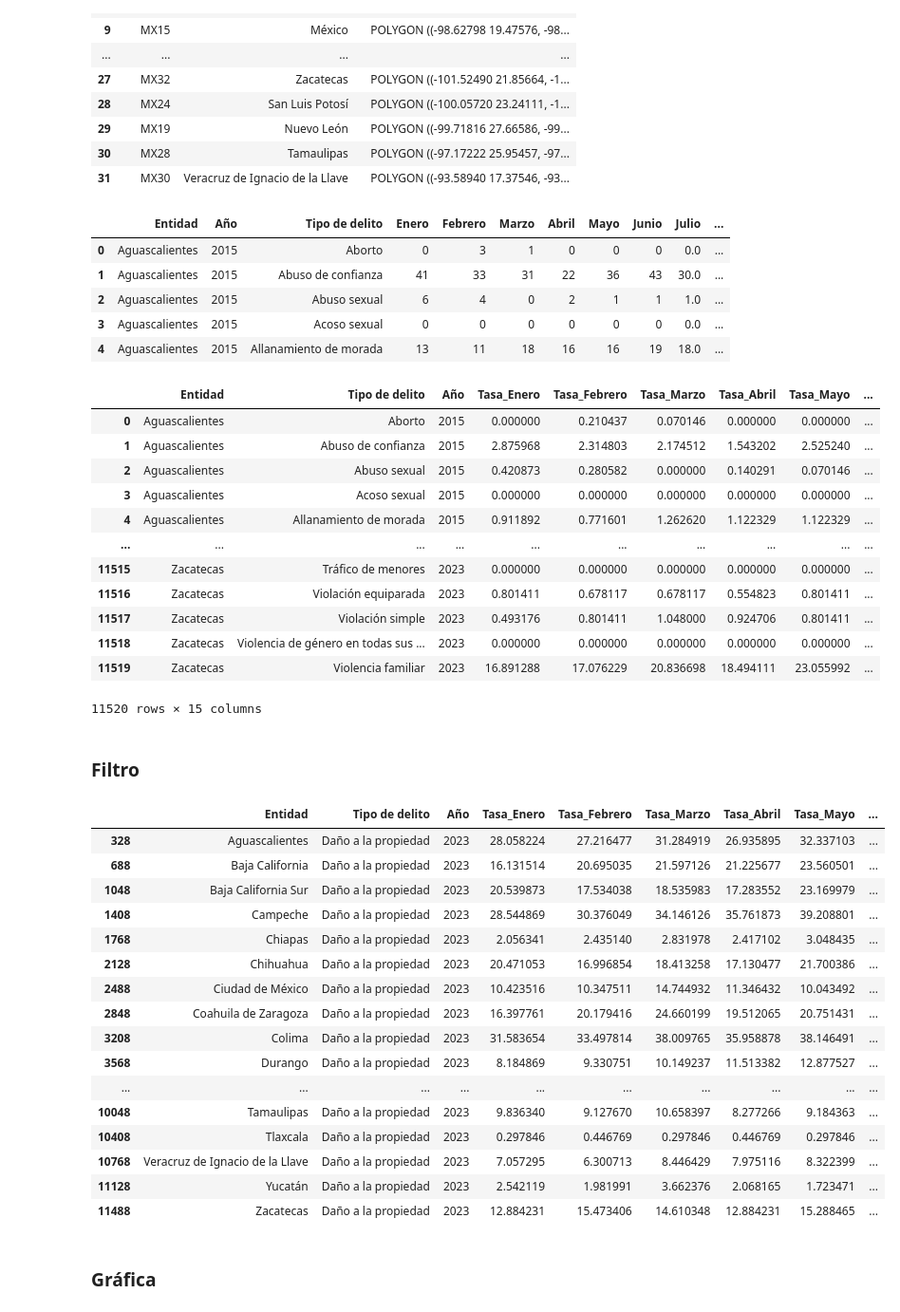
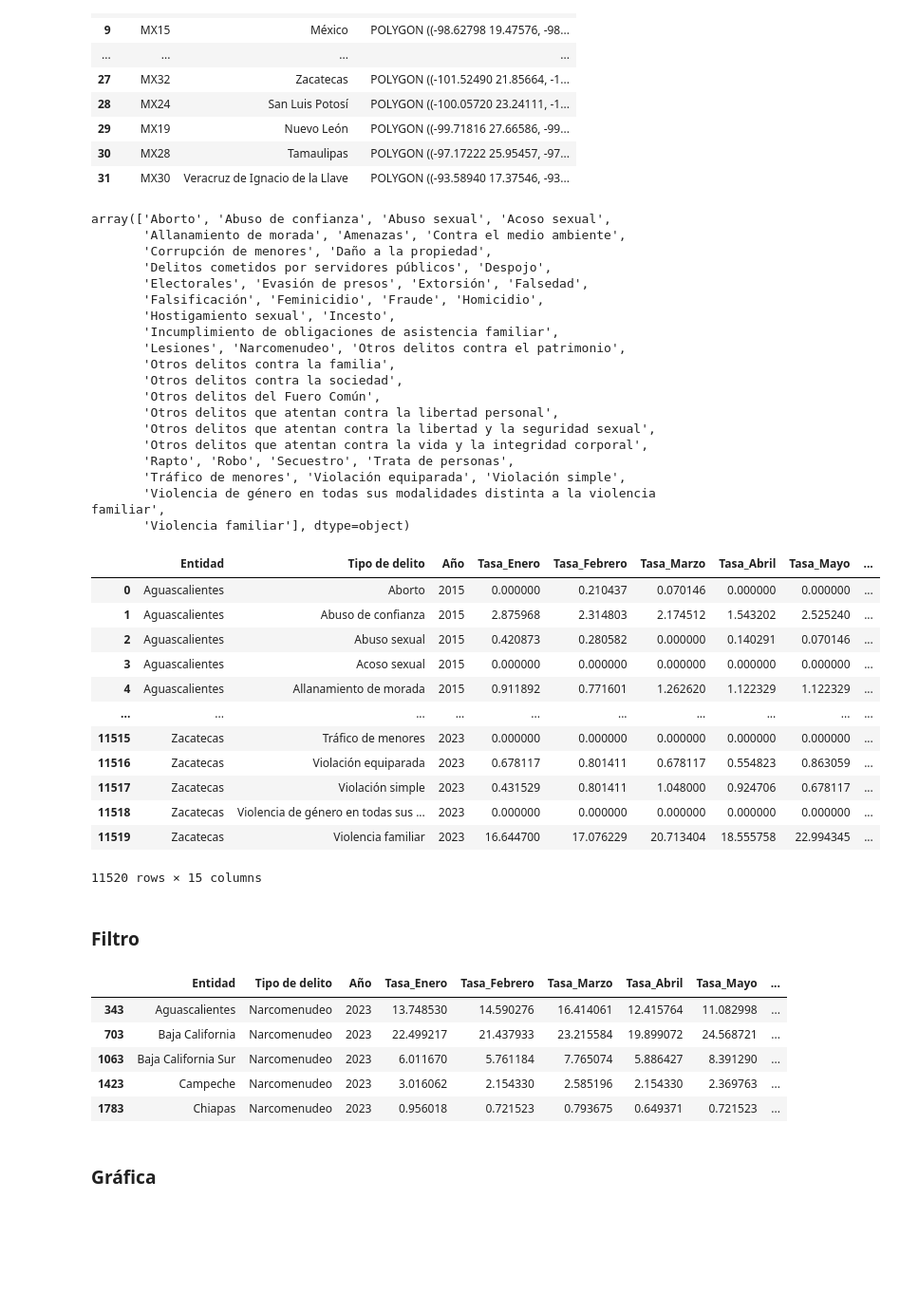
Before and after one commit to artiherrera/Mexico-Crime-Data-Analysis, a Jupyter notebook: notebooks/1.0-transformacion-visualizacion.ipynb, the cells around one changed output. Shown at 95% size. Saved outputs shown, nothing was run; the diff lists cells and outputs as text; code cells hidden in the pictures; blank space fills up the shorter version.

```diff
--- a/notebooks/1.0-transformacion-visualizacion.ipynb
+++ b/notebooks/1.0-transformacion-visualizacion.ipynb
@@ -3,10 +3,13 @@
 # %%
 import pandas as pd
 import os
-delitos = os.path.join('..', 'data', 'IDEFC_NM_jun23.csv')
+import numpy as np
+
+delitos = os.path.join('..', 'data', 'IDEFC_NM_jul23.csv')
 delitos_df=pd.read_csv(delitos, encoding='ISO-8859-1')
 edos = os.path.join('..', 'data', 'PoblacionEstado.csv')
 edos_df=pd.read_csv(edos)
+geo_path = (os.path.join('..', 'data', 'mexico_edos'))
 # %% [markdown]
 ### Ajuste de tipos de datos y merge
 # %%
@@ -48,22 +51,35 @@ mexico_geo_df
 | 30 | MX28 | Tamaulipas | POLYGON ((-97.17222 25.95457, -97... |
 | 31 | MX30 | Veracruz de Ignacio de la Llave | POLYGON ((-93.58940 17.37546, -93... |
 # %%
+months_columns = ['Enero', 'Febrero', 'Marzo', 'Abril', 'Mayo', 'Junio', 'Julio', 'Agosto', 'Septiembre', 'Octubre', 'Noviembre', 'Diciembre']
 # Agrupando delitos_df por "Entidad", "Año" y "Tipo de delito", sumando los valores mensuales
 delitos_df = delitos_df.groupby(['Entidad', 'Año', 'Tipo de delito'])[months_columns].sum().reset_index()
 
 # Mostrando las primeras filas del DataFrame agrupado
-delitos_df.head()
+delitos_df['Tipo de delito'].unique()
 # %% [output]
-|  | Entidad | Año | Tipo de delito | Enero | Febrero | Marzo | Abril | Mayo | Junio | Julio | ... |
-| 0 | Aguascalientes | 2015 | Aborto | 0 | 3 | 1 | 0 | 0 | 0 | 0.0 | ... |
-| 1 | Aguascalientes | 2015 | Abuso de confianza | 41 | 33 | 31 | 22 | 36 | 43 | 30.0 | ... |
-| 2 | Aguascalientes | 2015 | Abuso sexual | 6 | 4 | 0 | 2 | 1 | 1 | 1.0 | ... |
-| 3 | Aguascalientes | 2015 | Acoso sexual | 0 | 0 | 0 | 0 | 0 | 0 | 0.0 | ... |
-| 4 | Aguascalientes | 2015 | Allanamiento de morada | 13 | 11 | 18 | 16 | 16 | 19 | 18.0 | ... |
+array(['Aborto', 'Abuso de confianza', 'Abuso sexual', 'Acoso sexual',
+       'Allanamiento de morada', 'Amenazas', 'Contra el medio ambiente',
+       'Corrupción de menores', 'Daño a la propiedad',
+       'Delitos cometidos por servidores públicos', 'Despojo',
+       'Electorales', 'Evasión de presos', 'Extorsión', 'Falsedad',
+       'Falsificación', 'Feminicidio', 'Fraude', 'Homicidio',
+       'Hostigamiento sexual', 'Incesto',
+       'Incumplimiento de obligaciones de asistencia familiar',
+       'Lesiones', 'Narcomenudeo', 'Otros delitos contra el patrimonio',
+       'Otros delitos contra la familia',
+       'Otros delitos contra la sociedad',
+       'Otros delitos del Fuero Común',
+       'Otros delitos que atentan contra la libertad personal',
+       'Otros delitos que atentan contra la libertad y la seguridad sexual',
+       'Otros delitos que atentan contra la vida y la integridad corporal',
+       'Rapto', 'Robo', 'Secuestro', 'Trata de personas',
+       'Tráfico de menores', 'Violación equiparada', 'Violación simple',
+       'Violencia de género en todas sus modalidades distinta a la violencia familiar',
+       'Violencia familiar'], dtype=object)
 # %%
 merged_df = pd.merge(delitos_df, edos_df[['Entidad', 'Población']], on='Entidad', how='left')
 
-months_columns = ['Enero', 'Febrero', 'Marzo', 'Abril', 'Mayo', 'Junio', 'Julio', 'Agosto', 'Septiembre', 'Octubre', 'Noviembre', 'Diciembre']
 
 tasa_delitos_final_df = delitos_df[['Entidad', 'Tipo de delito', 'Año']].copy()
 
@@ -82,10 +98,10 @@ tasa_delitos_final_df
 | 4 | Aguascalientes | Allanamiento de morada | 2015 | 0.911892 | 0.771601 | 1.262620 | 1.122329 | 1.122329 | ... |
 | ... | ... | ... | ... | ... | ... | ... | ... | ... | ... |
 | 11515 | Zacatecas | Tráfico de menores | 2023 | 0.000000 | 0.000000 | 0.000000 | 0.000000 | 0.000000 | ... |
-| 11516 | Zacatecas | Violación equiparada | 2023 | 0.801411 | 0.678117 | 0.678117 | 0.554823 | 0.801411 | ... |
-| 11517 | Zacatecas | Violación simple | 2023 | 0.493176 | 0.801411 | 1.048000 | 0.924706 | 0.801411 | ... |
+| 11516 | Zacatecas | Violación equiparada | 2023 | 0.678117 | 0.801411 | 0.678117 | 0.554823 | 0.863059 | ... |
+| 11517 | Zacatecas | Violación simple | 2023 | 0.431529 | 0.801411 | 1.048000 | 0.924706 | 0.678117 | ... |
 | 11518 | Zacatecas | Violencia de género en todas sus ... | 2023 | 0.000000 | 0.000000 | 0.000000 | 0.000000 | 0.000000 | ... |
-| 11519 | Zacatecas | Violencia familiar | 2023 | 16.891288 | 17.076229 | 20.836698 | 18.494111 | 23.055992 | ... |
+| 11519 | Zacatecas | Violencia familiar | 2023 | 16.644700 | 17.076229 | 20.713404 | 18.555758 | 22.994345 | ... |
 11520 rows × 15 columns
 # %%
 final_df = pd.merge(tasa_delitos_final_df, mexico_geo_df, left_on='Entidad', right_on='ESTADO', how='left')
@@ -93,29 +109,18 @@ final_df = pd.merge(tasa_delitos_final_df, mexico_geo_df, left_on='Entidad', rig
 ### Filtro
 # %%
 # Filtrando por delito y año específicos
-delito_especifico = "Daño a la propiedad"
+delito_especifico = "Narcomenudeo"
 año_especifico = 2023
 
 filtered_df = final_df.query("`Tipo de delito` == @delito_especifico & `Año` == @año_especifico")
 
-filtered_df
+filtered_df.head()
 # %% [output]
 |  | Entidad | Tipo de delito | Año | Tasa_Enero | Tasa_Febrero | Tasa_Marzo | Tasa_Abril | Tasa_Mayo | ... |
-| 328 | Aguascalientes | Daño a la propiedad | 2023 | 28.058224 | 27.216477 | 31.284919 | 26.935895 | 32.337103 | ... |
-| 688 | Baja California | Daño a la propiedad | 2023 | 16.131514 | 20.695035 | 21.597126 | 21.225677 | 23.560501 | ... |
-| 1048 | Baja California Sur | Daño a la propiedad | 2023 | 20.539873 | 17.534038 | 18.535983 | 17.283552 | 23.169979 | ... |
-| 1408 | Campeche | Daño a la propiedad | 2023 | 28.544869 | 30.376049 | 34.146126 | 35.761873 | 39.208801 | ... |
-| 1768 | Chiapas | Daño a la propiedad | 2023 | 2.056341 | 2.435140 | 2.831978 | 2.417102 | 3.048435 | ... |
-| 2128 | Chihuahua | Daño a la propiedad | 2023 | 20.471053 | 16.996854 | 18.413258 | 17.130477 | 21.700386 | ... |
-| 2488 | Ciudad de México | Daño a la propiedad | 2023 | 10.423516 | 10.347511 | 14.744932 | 11.346432 | 10.043492 | ... |
-| 2848 | Coahuila de Zaragoza | Daño a la propiedad | 2023 | 16.397761 | 20.179416 | 24.660199 | 19.512065 | 20.751431 | ... |
-| 3208 | Colima | Daño a la propiedad | 2023 | 31.583654 | 33.497814 | 38.009765 | 35.958878 | 38.146491 | ... |
-| 3568 | Durango | Daño a la propiedad | 2023 | 8.184869 | 9.330751 | 10.149237 | 11.513382 | 12.877527 | ... |
-| ... | ... | ... | ... | ... | ... | ... | ... | ... | ... |
-| 10048 | Tamaulipas | Daño a la propiedad | 2023 | 9.836340 | 9.127670 | 10.658397 | 8.277266 | 9.184363 | ... |
-| 10408 | Tlaxcala | Daño a la propiedad | 2023 | 0.297846 | 0.446769 | 0.297846 | 0.446769 | 0.297846 | ... |
-| 10768 | Veracruz de Ignacio de la Llave | Daño a la propiedad | 2023 | 7.057295 | 6.300713 | 8.446429 | 7.975116 | 8.322399 | ... |
-| 11128 | Yucatán | Daño a la propiedad | 2023 | 2.542119 | 1.981991 | 3.662376 | 2.068165 | 1.723471 | ... |
-| 11488 | Zacatecas | Daño a la propiedad | 2023 | 12.884231 | 15.473406 | 14.610348 | 12.884231 | 15.288465 | ... |
+| 343 | Aguascalientes | Narcomenudeo | 2023 | 13.748530 | 14.590276 | 16.414061 | 12.415764 | 11.082998 | ... |
+| 703 | Baja California | Narcomenudeo | 2023 | 22.499217 | 21.437933 | 23.215584 | 19.899072 | 24.568721 | ... |
+| 1063 | Baja California Sur | Narcomenudeo | 2023 | 6.011670 | 5.761184 | 7.765074 | 5.886427 | 8.391290 | ... |
+| 1423 | Campeche | Narcomenudeo | 2023 | 3.016062 | 2.154330 | 2.585196 | 2.154330 | 2.369763 | ... |
+| 1783 | Chiapas | Narcomenudeo | 2023 | 0.956018 | 0.721523 | 0.793675 | 0.649371 | 0.721523 | ... |
 # %% [markdown]
 ### Gráfica
```
Also changed, not shown: parts of 4 cells of this notebook.
